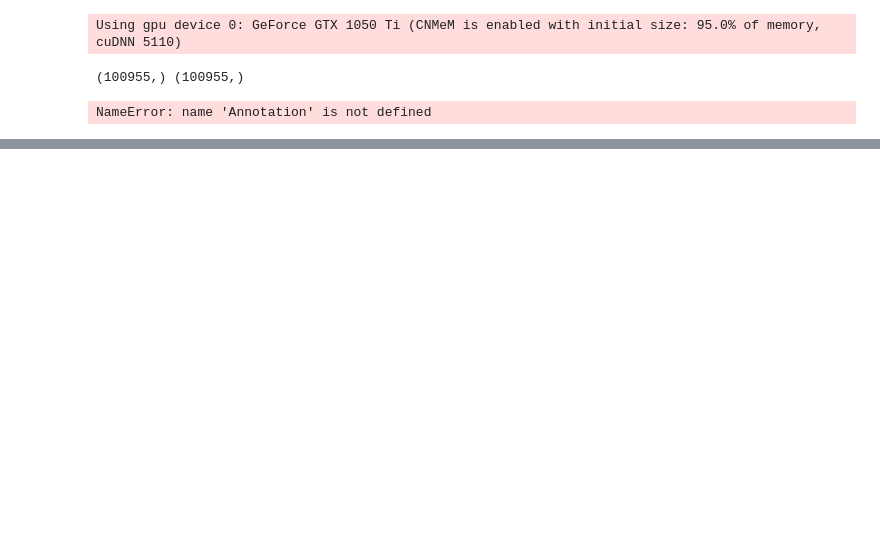
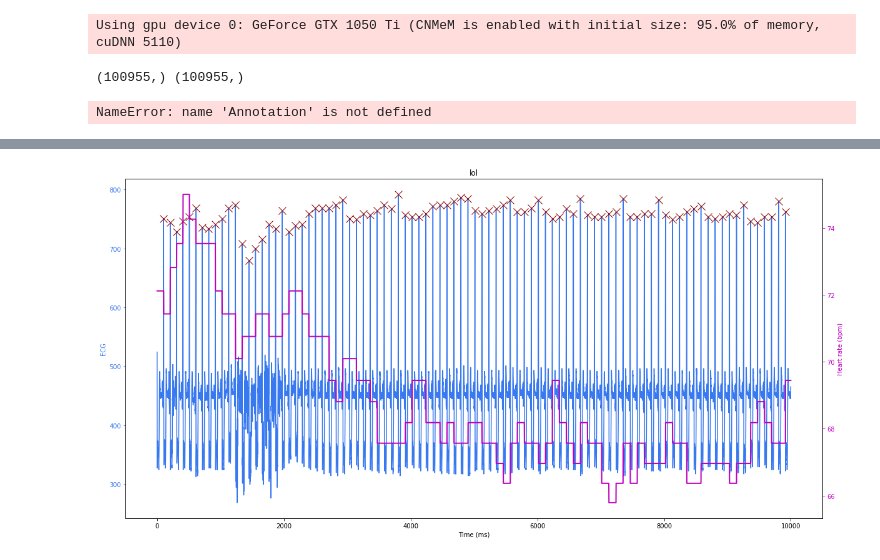
Before and after one commit to Dubrzr/mimic, a Jupyter notebook: Untitled.ipynb, the cells around one changed output, grey strips where cells are left out. Cells and saved outputs as stored; diff of their text form; code cells hidden in the pictures; blank space fills up the shorter version.

```diff
--- a/Untitled.ipynb
+++ b/Untitled.ipynb
@@ -251,0 +389,19 @@ NameError: name 'Annotation' is not defined
+# %%
+import numpy
+
+lol = numpy.load('riemann/mimic3wdb-matched-s24942-3007103_0031-I.npy')
+new_x, new_peaks, hrs, c = lol
+
+from plot_helper import peaks_hr
+
+new_peaks = numpy.asarray(new_peaks)
+len(new_x), len(new_peaks)
+a = 20000
+b = 30000
+x = new_x[a:b,0]
+hrs = hrs[a:b]
+y = new_peaks[numpy.where(numpy.logical_and(new_peaks<b, new_peaks>=a))]-a
+
+peaks_hr(x, y, hrs=hrs, fs=125, title='lol')
+# %% [output]
+[figure, added]
```
Also changed, not shown: parts of 5 cells of this notebook, 15 other files.
